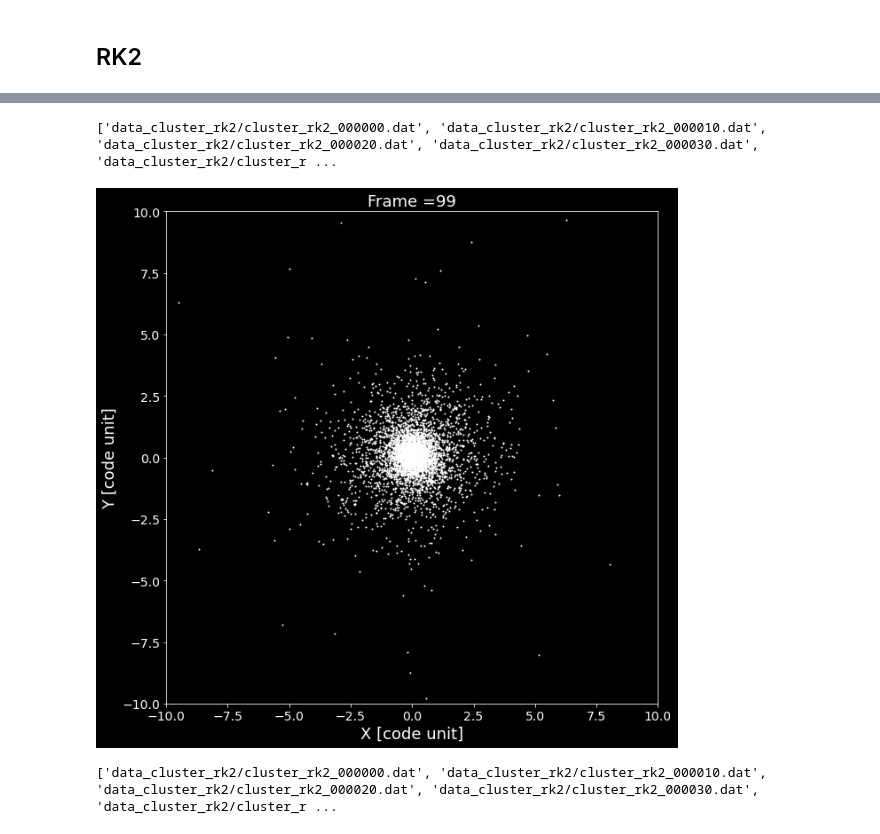
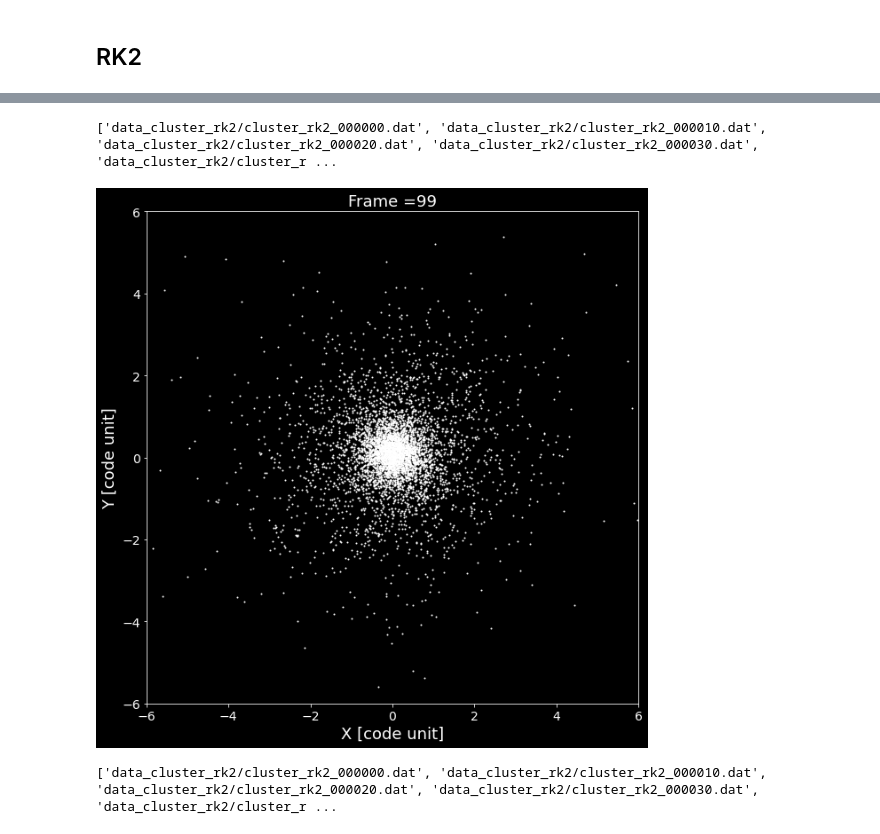
Before and after one commit to ricky4280/computationalPhysics-112, a Jupyter notebook: project2/HW2/HW2.ipynb, the cells around one changed output, grey strips where cells are left out. Saved outputs shown, nothing was run; the diff lists cells and outputs as text; code cells hidden in the pictures.

```diff
--- a/project2/HW2/HW2.ipynb
+++ b/project2/HW2/HW2.ipynb
@@ -335,12 +335,12 @@ Simulation is done!
 # %%
 # visualize the simulation: rk2
 fns = load_files('cluster_rk2')
 print(fns)
 # save the movie
-save_movie(fns, filename='HW2_rk2.mp4', fps=10, lengthscale=10)
+save_movie(fns, filename='HW2_rk2.mp4', fps=10, lengthscale=6)
 # %% [output]
 ['data_cluster_rk2/cluster_rk2_000000.dat', 'data_cluster_rk2/cluster_rk2_000010.dat', 'data_cluster_rk2/cluster_rk2_000020.dat', 'data_cluster_rk2/cluster_rk2_000030.dat', 'data_cluster_rk2/cluster_r ...
-[figure, old version]
+[figure, new version]
 # %%
 # plot the total kinetic energy, potential energy, and total energy as a function of time
 # RK2
```
Also changed, not shown: parts of 1 cell of this notebook.
